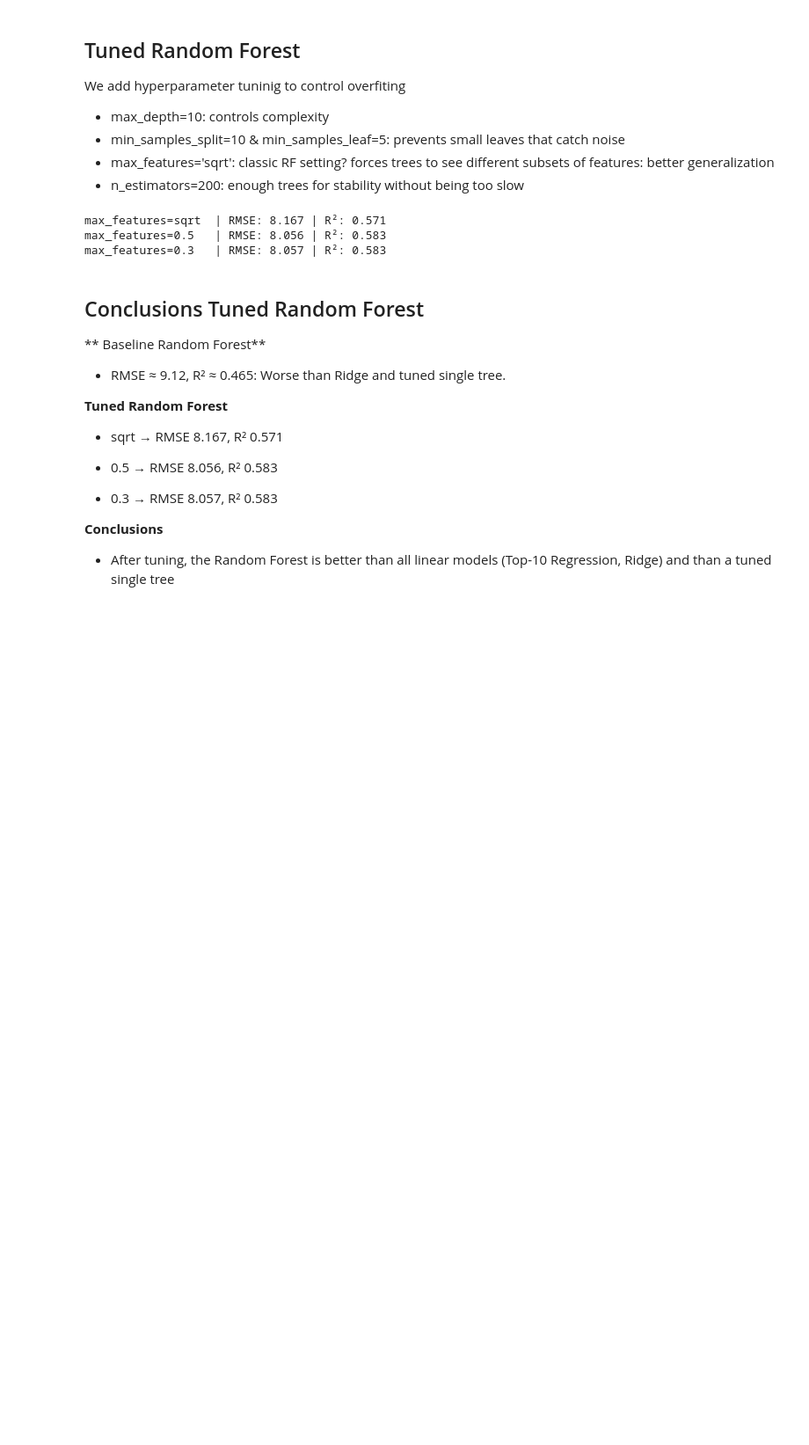
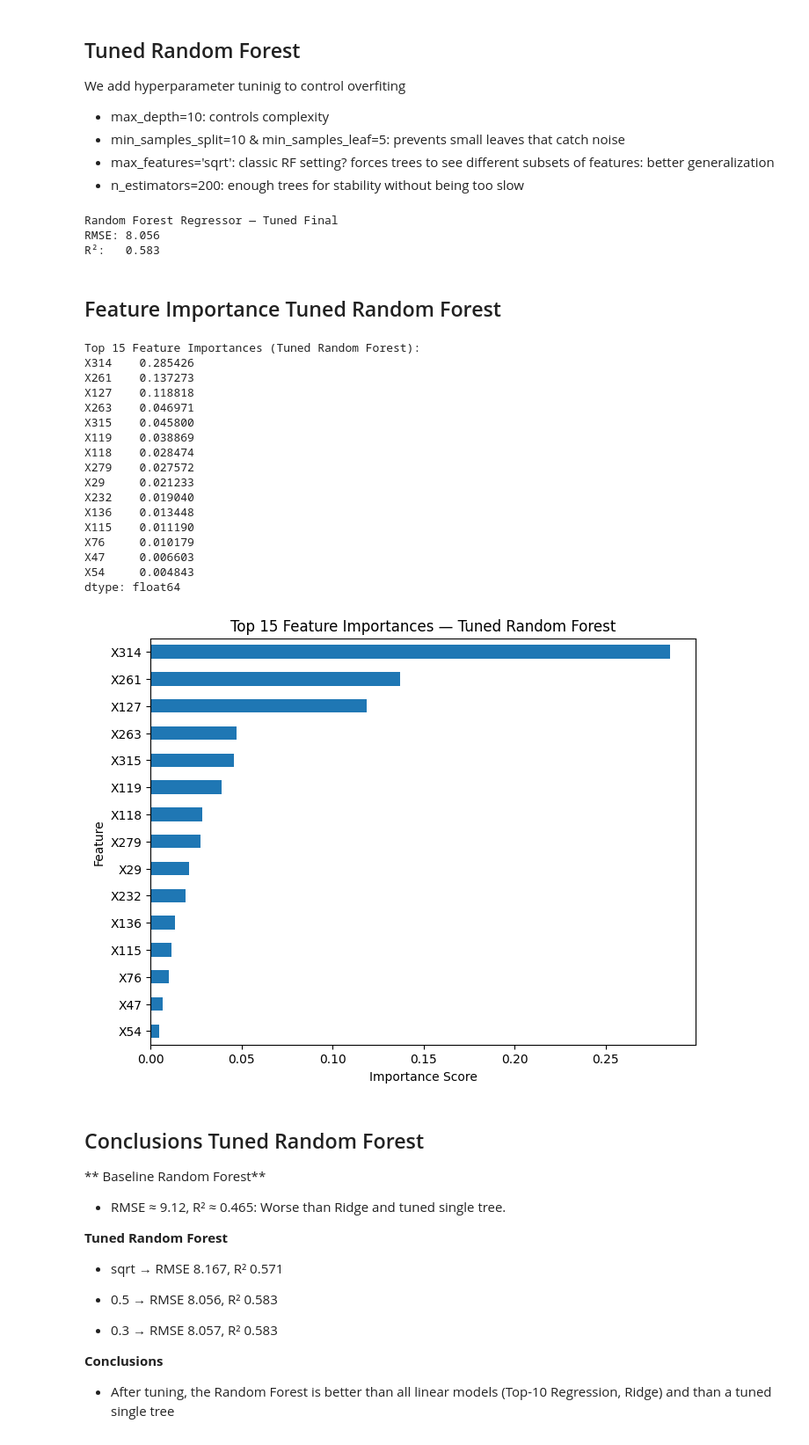
Before and after one commit to vaneyepes/mercedes, a Jupyter notebook: Decision_tree_regressor.ipynb, the cells around one changed output. Shown at 88% size. Drawn from its saved outputs; the diff is of its cells as text; code cells hidden in the pictures; blank space fills up the shorter version.

Commit message:
Add Feature Importance Random Forest

```diff
--- a/Decision_tree_regressor.ipynb
+++ b/Decision_tree_regressor.ipynb
@@ -295,25 +298,68 @@ We add hyperparameter tuninig to control overfiting
 - max_features='sqrt': classic RF setting? forces trees to see different subsets of features: better generalization
 - n_estimators=200: enough trees for stability without being too slow
 # %%
-for mf in ['sqrt', 0.5, 0.3]:
-    rf_try = RandomForestRegressor(
-        n_estimators=300,
-        max_depth=12,
-        min_samples_split=10,
-        min_samples_leaf=5,
-        max_features=mf,
-        random_state=42,
-        n_jobs=-1
-    )
-    rf_try.fit(X_train, y_train)
-    preds = rf_try.predict(X_valid)
-    rmse = np.sqrt(mean_squared_error(y_valid, preds))
-    r2   = r2_score(y_valid, preds)
-    print(f"max_features={mf:<5} | RMSE: {rmse:.3f} | R²: {r2:.3f}")
+rf_tuned = RandomForestRegressor(
+    n_estimators=300,
+    max_depth=12,
+    min_samples_split=10,
+    min_samples_leaf=5,
+    max_features=0.5,   # best performing variant
+    random_state=42,
+    n_jobs=-1
+)
+
+# Fit tuned model
+rf_tuned.fit(X_train, y_train)
+
+# Predict on validation
+y_pred_rf_tuned = rf_tuned.predict(X_valid)
+
+# Evaluate
+rmse_rf_tuned = np.sqrt(mean_squared_error(y_valid, y_pred_rf_tuned))
+r2_rf_tuned   = r2_score(y_valid, y_pred_rf_tuned)
+
+print("\nRandom Forest Regressor — Tuned Final")
+print(f"RMSE: {rmse_rf_tuned:.3f}")
+print(f"R²:   {r2_rf_tuned:.3f}")
 # %% [output]
-max_features=sqrt  | RMSE: 8.167 | R²: 0.571
-max_features=0.5   | RMSE: 8.056 | R²: 0.583
-max_features=0.3   | RMSE: 8.057 | R²: 0.583
+Random Forest Regressor — Tuned Final
+RMSE: 8.056
+R²:   0.583
+# %% [markdown]
+## Feature Importance Tuned Random Forest
+# %%
+importances_rf = pd.Series(rf_tuned.feature_importances_, index=X_train.columns)
+top_features = importances_rf.sort_values(ascending=False).head(15)
+
+print("\nTop 15 Feature Importances (Tuned Random Forest):")
+print(top_features)
+
+# Bar plot
+plt.figure(figsize=(8,6))
+top_features.sort_values().plot(kind='barh')
+plt.title("Top 15 Feature Importances — Tuned Random Forest")
+plt.xlabel("Importance Score")
+plt.ylabel("Feature")
+plt.show()
+# %% [output]
+Top 15 Feature Importances (Tuned Random Forest):
+X314    0.285426
+X261    0.137273
+X127    0.118818
+X263    0.046971
+X315    0.045800
+X119    0.038869
+X118    0.028474
+X279    0.027572
+X29     0.021233
+X232    0.019040
+X136    0.013448
+X115    0.011190
+X76     0.010179
+X47     0.006603
+X54     0.004843
+dtype: float64
+[figure, added]
 # %% [markdown]
 ## Conclusions Tuned Random Forest
 ** Baseline Random Forest**
```
Also changed, not shown: parts of 1 cell of this notebook.
